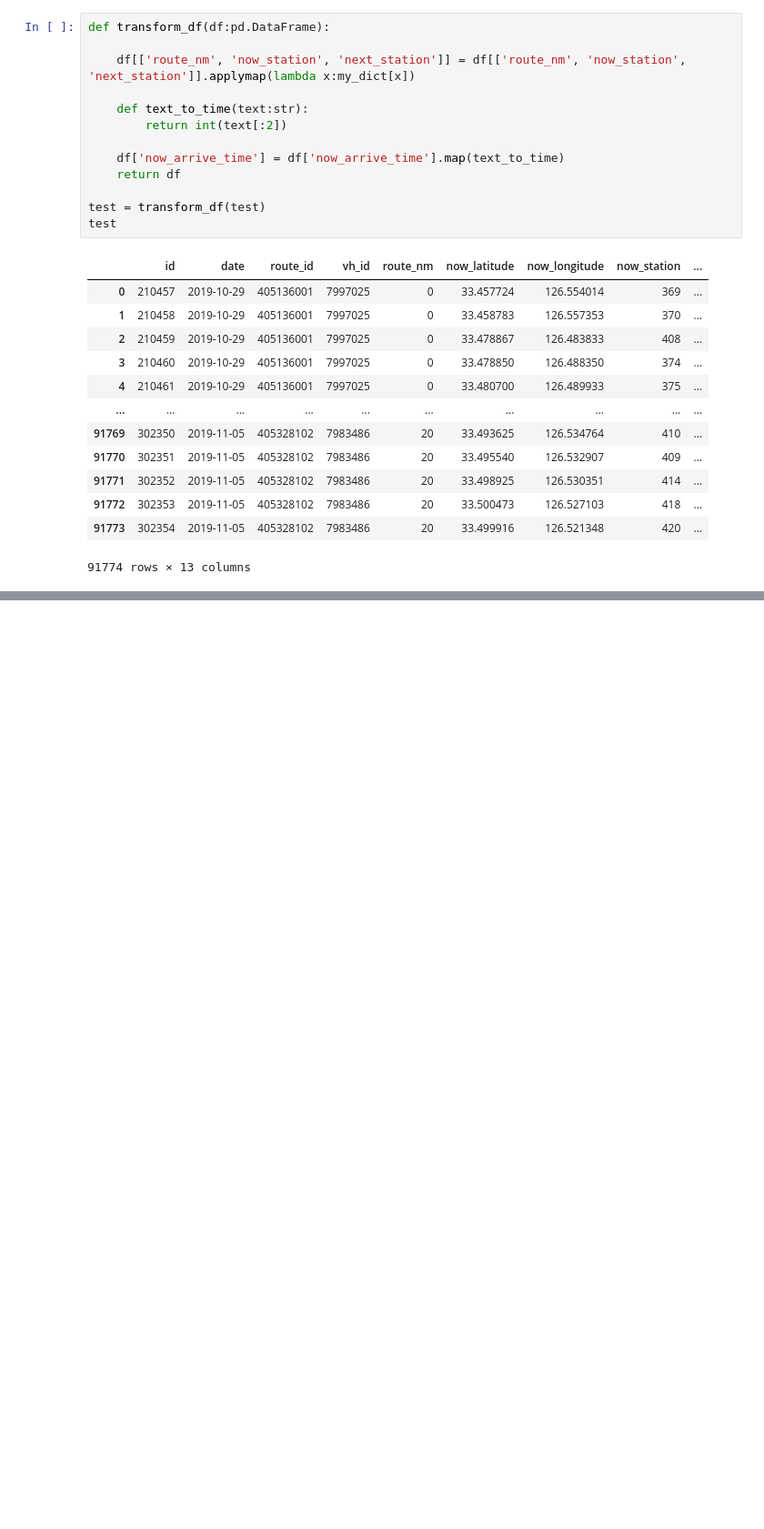
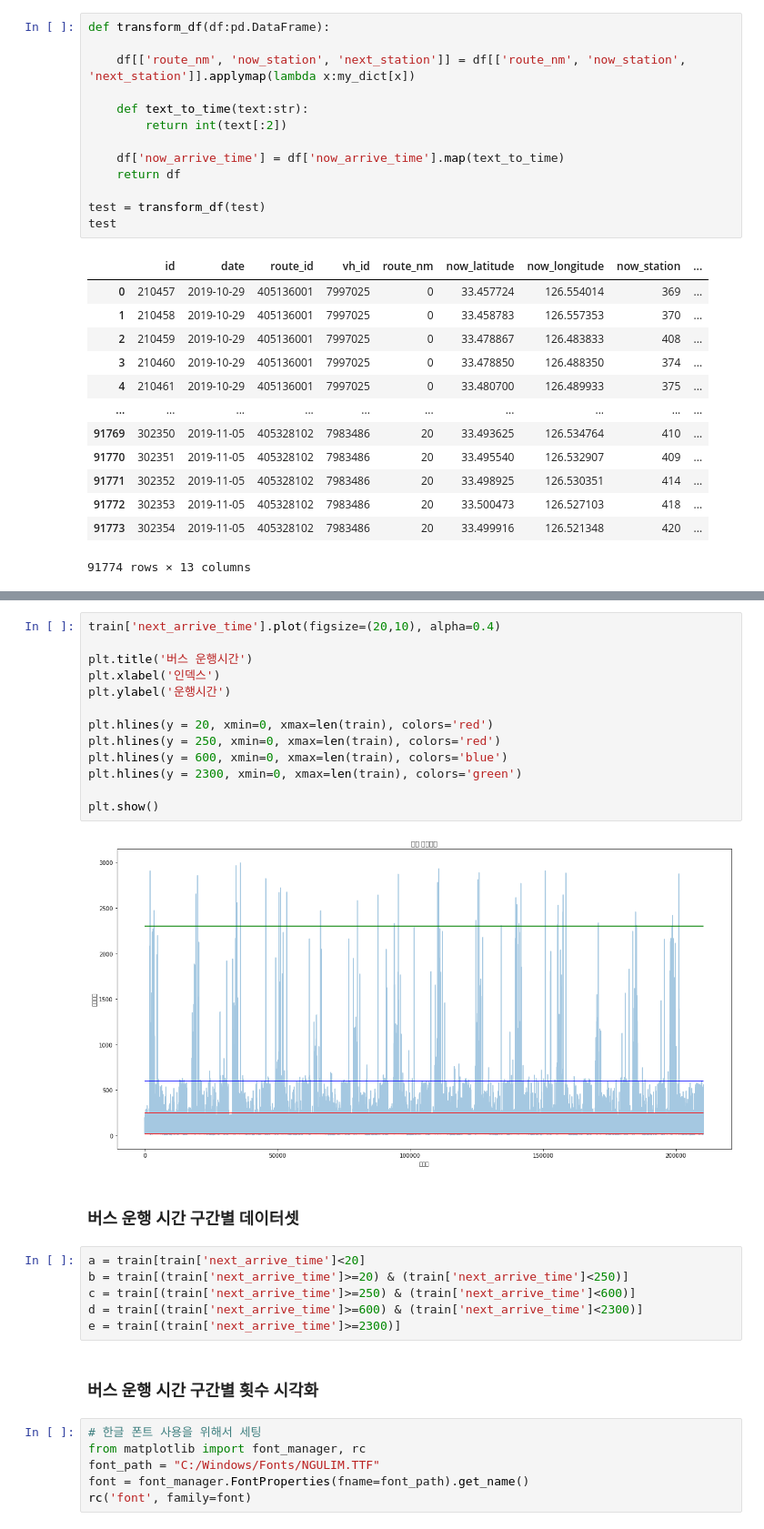
Before and after one commit to endnef2/past_learning, a Jupyter notebook: 데이터분석/bus.ipynb, the cells around one changed output, grey strips where cells are left out. Shown: that part at 91% size. Saved outputs shown, nothing was run; the diff lists cells and outputs as text; blank space fills up the shorter version.

```diff
--- a/데이터분석/bus.ipynb
+++ b/데이터분석/bus.ipynb
@@ -588,0 +631,31 @@ test
+# %%
+train['next_arrive_time'].plot(figsize=(20,10), alpha=0.4)
+
+plt.title('버스 운행시간')
+plt.xlabel('인덱스')
+plt.ylabel('운행시간')
+
+plt.hlines(y = 20, xmin=0, xmax=len(train), colors='red')
+plt.hlines(y = 250, xmin=0, xmax=len(train), colors='red')
+plt.hlines(y = 600, xmin=0, xmax=len(train), colors='blue')
+plt.hlines(y = 2300, xmin=0, xmax=len(train), colors='green')
+
+plt.show()
+# %% [output]
+[figure, added]
+# %% [markdown]
+### 버스 운행 시간 구간별 데이터셋
+# %%
+a = train[train['next_arrive_time']<20]
+b = train[(train['next_arrive_time']>=20) & (train['next_arrive_time']<250)]
+c = train[(train['next_arrive_time']>=250) & (train['next_arrive_time']<600)]
+d = train[(train['next_arrive_time']>=600) & (train['next_arrive_time']<2300)]
+e = train[(train['next_arrive_time']>=2300)]
+# %% [markdown]
+### 버스 운행 시간 구간별 횟수 시각화
+# %%
+# 한글 폰트 사용을 위해서 세팅
+from matplotlib import font_manager, rc
+font_path = "C:/Windows/Fonts/NGULIM.TTF"
+font = font_manager.FontProperties(fname=font_path).get_name()
+rc('font', family=font)
```
Also changed, not shown: parts of 53 cells of this notebook, 1 other file.
